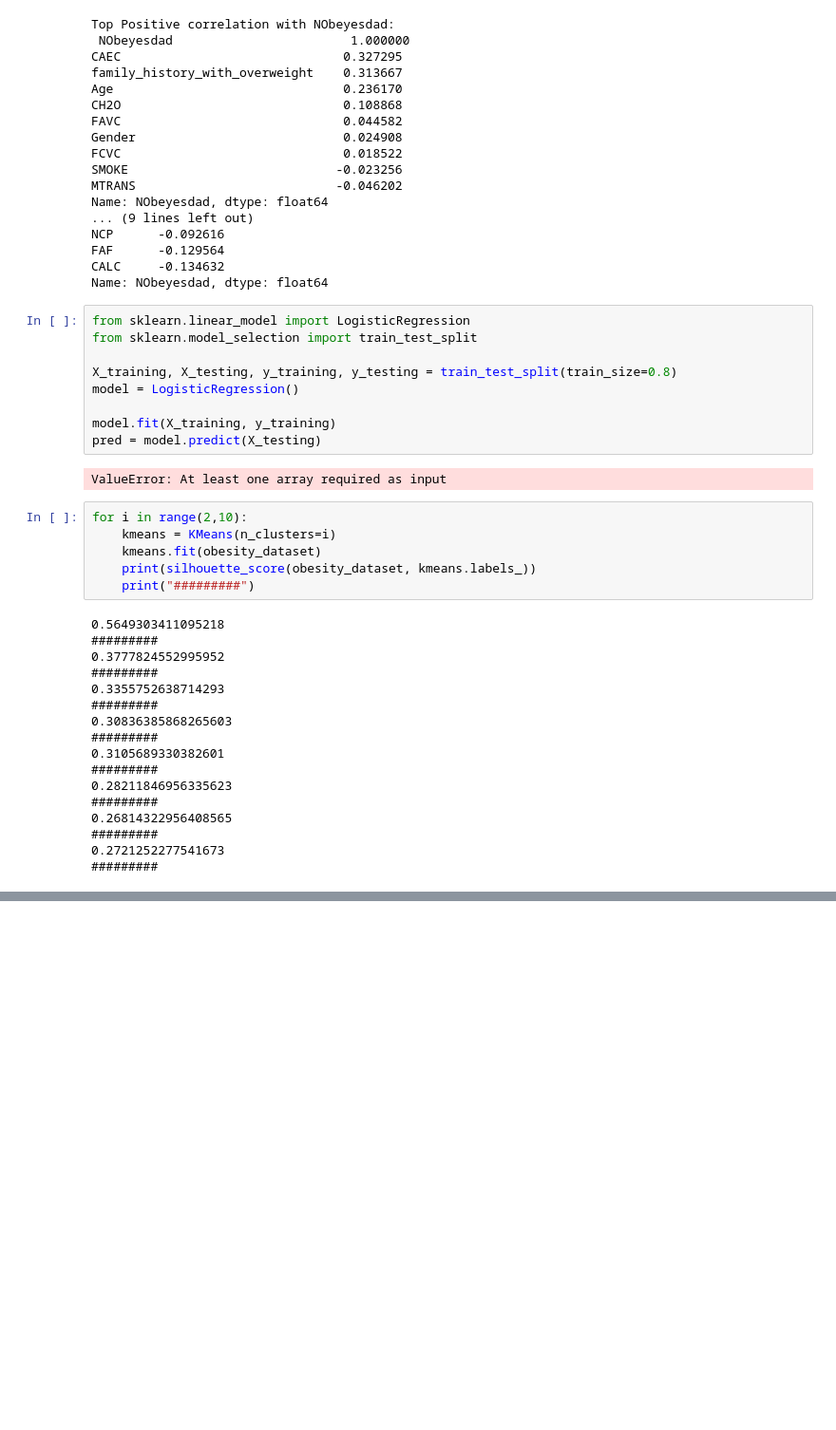
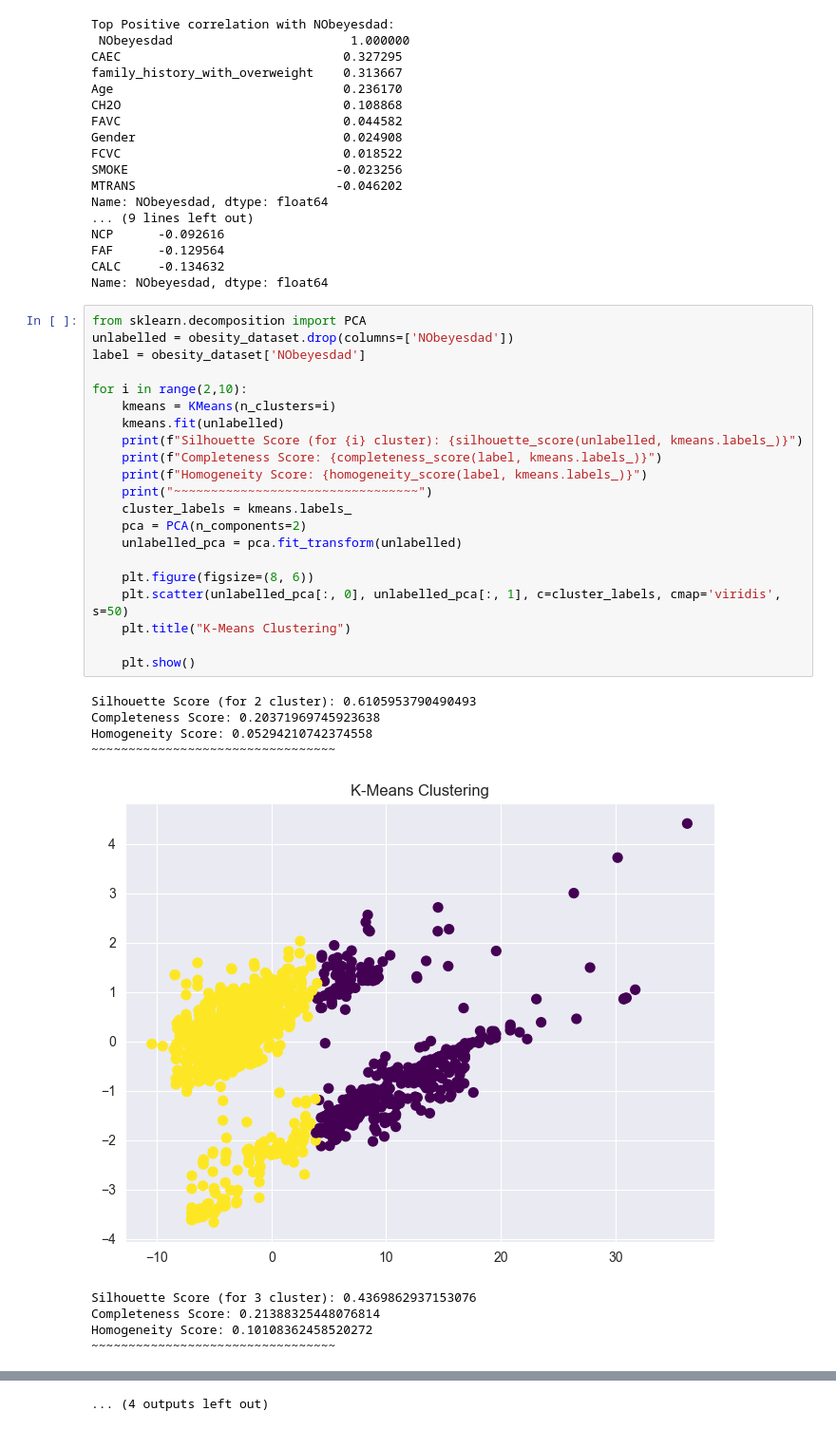
Before and after one commit to ElaIstriceSagace/ObesityDataAnalysis, a Jupyter notebook: Analysis/ObesityDataAnalysis.ipynb, the cells around one changed output, grey strips where cells are left out. Shown at 95% size. Cells and saved outputs as stored; diff of their text form; blank space fills up the shorter version.

Commit message:
STRATH 1 - k-means

```diff
--- a/Analysis/ObesityDataAnalysis.ipynb
+++ b/Analysis/ObesityDataAnalysis.ipynb
@@ -275,37 +273,34 @@ NCP      -0.092616
 FAF      -0.129564
 CALC     -0.134632
 Name: NObeyesdad, dtype: float64
-# %%
-from sklearn.linear_model import LogisticRegression
-from sklearn.model_selection import train_test_split
-
-X_training, X_testing, y_training, y_testing = train_test_split(train_size=0.8)
-model = LogisticRegression()
-
-model.fit(X_training, y_training)
-pred = model.predict(X_testing)
-# %% [output]
-ValueError: At least one array required as input
-# %%
-for i in range(2,10):
-    kmeans = KMeans(n_clusters=i)
-    kmeans.fit(obesity_dataset)
-    print(silhouette_score(obesity_dataset, kmeans.labels_))
-    print("#########")
-# %% [output]
-0.5649303411095218
-#########
-0.3777824552995952
-#########
-0.3355752638714293
-#########
-0.30836385868265603
-#########
-0.3105689330382601
-#########
-0.28211846956335623
-#########
-0.26814322956408565
-#########
-0.2721252277541673
-#########
+# %%
+from sklearn.decomposition import PCA
+unlabelled = obesity_dataset.drop(columns=['NObeyesdad'])
+label = obesity_dataset['NObeyesdad']
+
+for i in range(2,10):
+    kmeans = KMeans(n_clusters=i)
+    kmeans.fit(unlabelled)
+    print(f"Silhouette Score (for {i} cluster): {silhouette_score(unlabelled, kmeans.labels_)}")
+    print(f"Completeness Score: {completeness_score(label, kmeans.labels_)}")
+    print(f"Homogeneity Score: {homogeneity_score(label, kmeans.labels_)}")
+    print("~~~~~~~~~~~~~~~~~~~~~~~~~~~~~~~~~")
+    cluster_labels = kmeans.labels_
+    pca = PCA(n_components=2)
+    unlabelled_pca = pca.fit_transform(unlabelled)
+
+    plt.figure(figsize=(8, 6))
+    plt.scatter(unlabelled_pca[:, 0], unlabelled_pca[:, 1], c=cluster_labels, cmap='viridis', s=50)
+    plt.title("K-Means Clustering")
+
+    plt.show()
+# %% [output]
+Silhouette Score (for 2 cluster): 0.6105953790490493
+Completeness Score: 0.20371969745923638
+Homogeneity Score: 0.05294210742374558
+~~~~~~~~~~~~~~~~~~~~~~~~~~~~~~~~~
+[figure, added]
+Silhouette Score (for 3 cluster): 0.4369862937153076
+Completeness Score: 0.21388325448076814
+Homogeneity Score: 0.10108362458520272
+~~~~~~~~~~~~~~~~~~~~~~~~~~~~~~~~~
@@ -311,0 +328 @@ for i in range(2,10):
+... (4 outputs left out)
```
Also changed, not shown: parts of 5 cells of this notebook.
